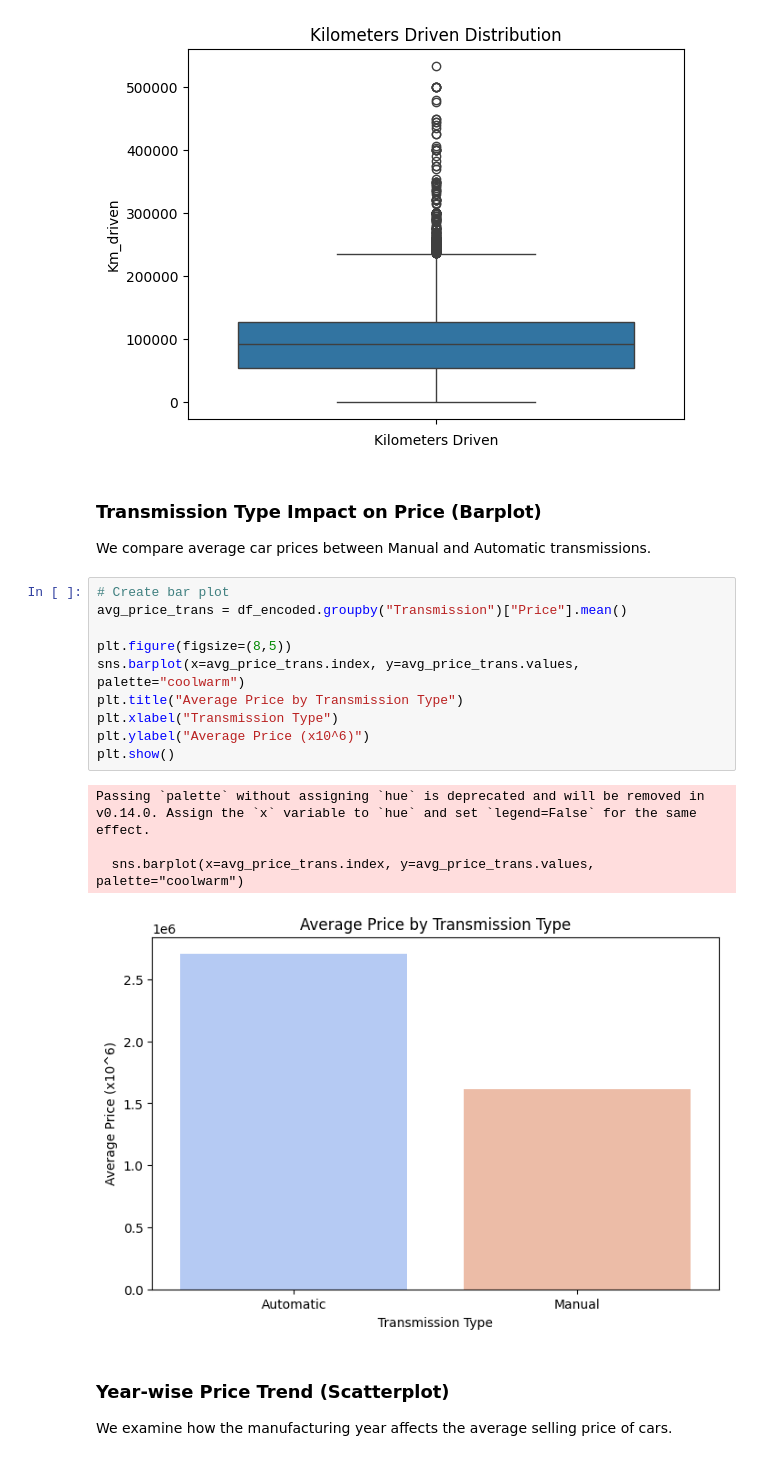
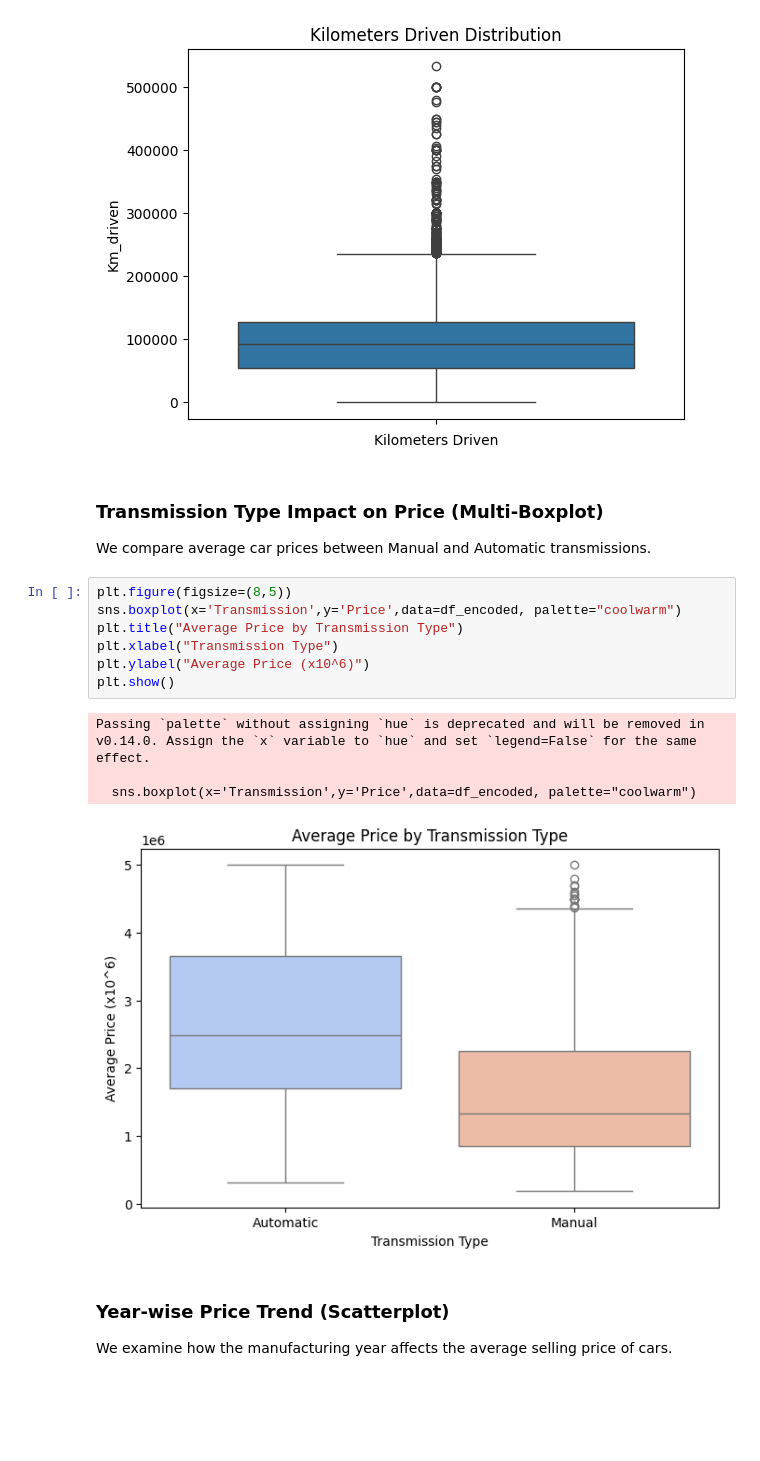
Before and after one commit to Aktron16/Machine_Learning_CarsML, a Jupyter notebook: Project.ipynb, the cells around one changed output. Cells and saved outputs as stored; diff of their text form; blank space fills up the shorter version.

Commit message:
Made a Multi-BoxPlot Optimized the Folder

```diff
--- a/Project.ipynb
+++ b/Project.ipynb
@@ -334,24 +332,21 @@ plt.show()
 # %% [output]
 [figure]
 # %% [markdown]
-### Transmission Type Impact on Price (Barplot)
+### Transmission Type Impact on Price (Multi-Boxplot)
 
 We compare average car prices between Manual and Automatic transmissions.
 # %%
-# Create bar plot
-avg_price_trans = df_encoded.groupby("Transmission")["Price"].mean()
-
 plt.figure(figsize=(8,5))
-sns.barplot(x=avg_price_trans.index, y=avg_price_trans.values, palette="coolwarm")
+sns.boxplot(x='Transmission',y='Price',data=df_encoded, palette="coolwarm")
 plt.title("Average Price by Transmission Type")
 plt.xlabel("Transmission Type")
 plt.ylabel("Average Price (x10^6)")
 plt.show()
 # %% [output]
 Passing `palette` without assigning `hue` is deprecated and will be removed in v0.14.0. Assign the `x` variable to `hue` and set `legend=False` for the same effect.
 
-  sns.barplot(x=avg_price_trans.index, y=avg_price_trans.values, palette="coolwarm")
+  sns.boxplot(x='Transmission',y='Price',data=df_encoded, palette="coolwarm")
-[figure, old version]
+[figure, new version]
 # %% [markdown]
 ### Year-wise Price Trend (Scatterplot)
 
```
Also changed, not shown: parts of 11 cells of this notebook.
